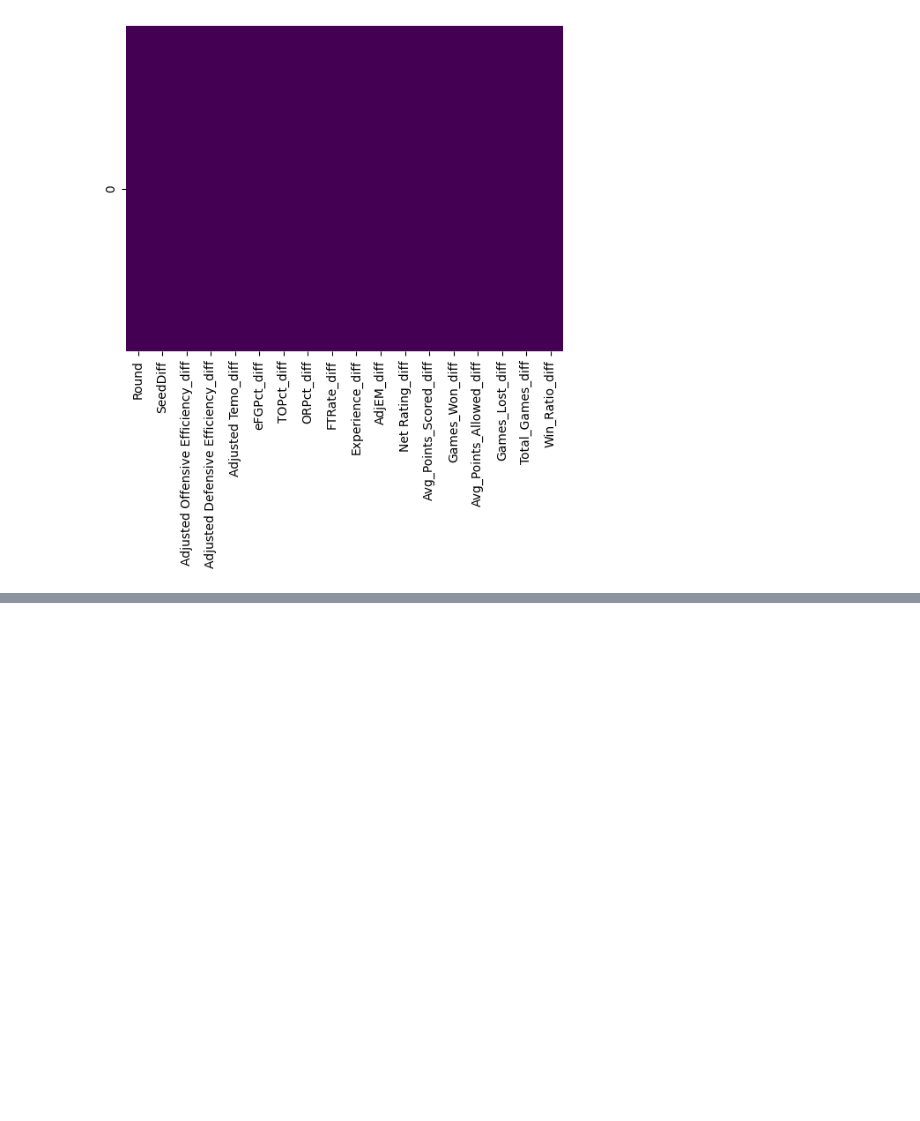
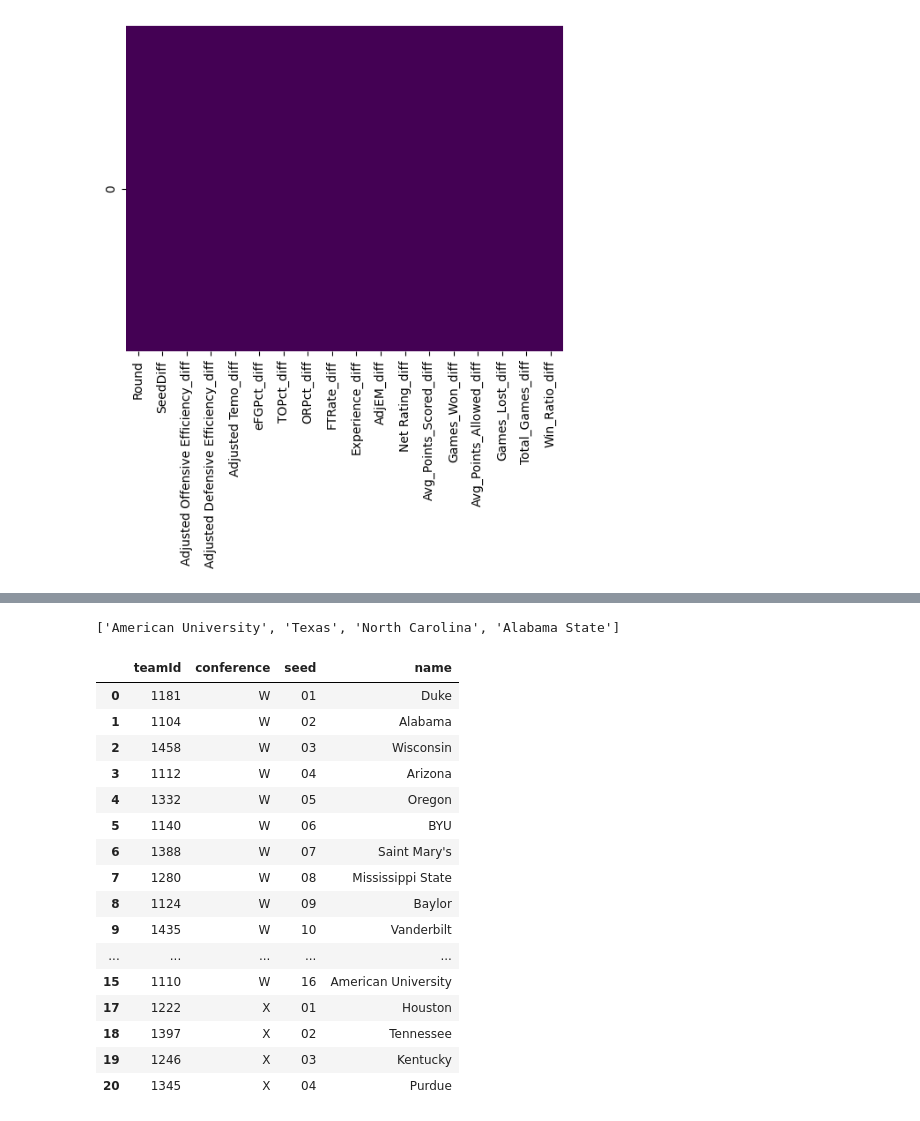
Before and after one commit to StudioMitesh/march-madness-25, a Jupyter notebook: notebook.ipynb, the cells around one changed output, grey strips where cells are left out. Drawn from its saved outputs; the diff is of its cells as text; code cells hidden in the pictures; blank space fills up the shorter version.

Commit message:
finished the simulation and ran on 2025 bracket

```diff
--- a/notebook.ipynb
+++ b/notebook.ipynb
@@ -770,0 +793,3 @@ Predicted Winner: Duke
+# %%
+bracket['name'] = bracket['teamId'].map(team_dict)
+bracket
@@ -770,0 +810,4 @@ Predicted Winner: Duke
+# %%
+# simulate play-in games
+play_in_teams = bracket[bracket['seed'].str.contains('a') | bracket['seed'].str.contains('b')]
+play_in_teams
@@ -770,0 +824,10 @@ Predicted Winner: Duke
+# %%
+play_in_results = []
+for i in range(len(play_in_teams) // 2):
+    team_a_name = play_in_teams.iloc[i * 2]['name']
+    team_b_name = play_in_teams.iloc[i * 2 + 1]['name']
+    team_a_seed = int(play_in_teams.iloc[i * 2]['seed'][:-1])
+    team_b_seed = int(play_in_teams.iloc[i * 2 + 1]['seed'][:-1])
+    result = simulate_game(team_a_name, team_b_name, team_a_seed, team_b_seed, 0, 2025, stats, points, scaler, model)
+    play_in_results.append(result)
+play_in_results
@@ -770,0 +852,32 @@ Predicted Winner: Duke
+# %%
+play_in_winners_updated = []
+for result in play_in_results:
+    play_in_winners_updated.append(result['predicted_winner'])
+play_in_winners_updated
+# %% [output]
+['American University', 'Texas', 'North Carolina', 'Alabama State']
+# %%
+for team in play_in_teams['name']:
+    if team in play_in_winners_updated:
+        bracket.loc[bracket['name'] == team, 'seed'] = bracket.loc[bracket['name'] == team, 'seed'].astype(str).str[:2]
+    else:
+        bracket.drop(bracket[bracket['name'] == team].index, inplace=True)
+bracket.head(20)
+# %% [output]
+|  | teamId | conference | seed | name |
+| 0 | 1181 | W | 01 | Duke |
+| 1 | 1104 | W | 02 | Alabama |
+| 2 | 1458 | W | 03 | Wisconsin |
+| 3 | 1112 | W | 04 | Arizona |
+| 4 | 1332 | W | 05 | Oregon |
+| 5 | 1140 | W | 06 | BYU |
+| 6 | 1388 | W | 07 | Saint Mary's |
+| 7 | 1280 | W | 08 | Mississippi State |
+| 8 | 1124 | W | 09 | Baylor |
+| 9 | 1435 | W | 10 | Vanderbilt |
+| ... | ... | ... | ... | ... |
+| 15 | 1110 | W | 16 | American University |
+| 17 | 1222 | X | 01 | Houston |
+| 18 | 1397 | X | 02 | Tennessee |
+| 19 | 1246 | X | 03 | Kentucky |
+| 20 | 1345 | X | 04 | Purdue |
```
Also changed, not shown: parts of 40 cells of this notebook, 4 other files.
